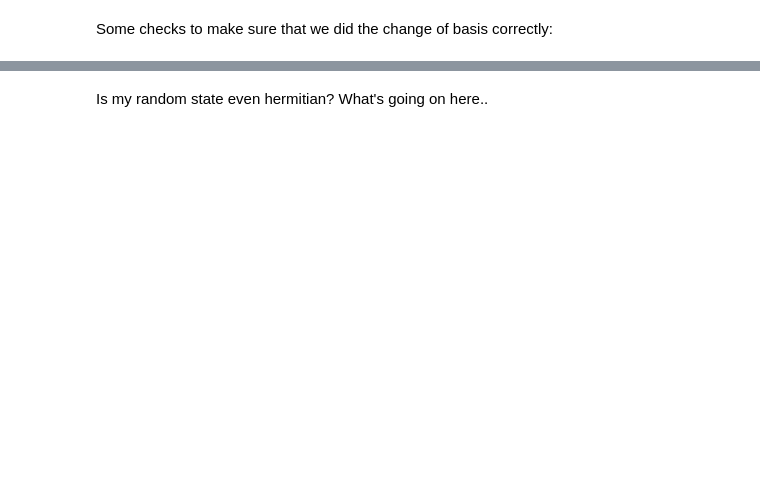
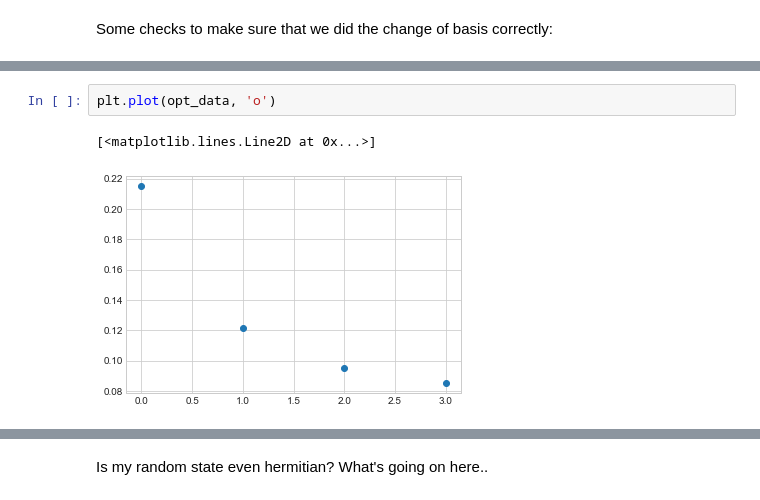
Before and after one commit to harmalkar/mpo, a Jupyter notebook: optimization.ipynb, the cells around one changed output, grey strips where cells are left out. Cells and saved outputs as stored; diff of their text form; blank space fills up the shorter version.

```diff
--- a/optimization.ipynb
+++ b/optimization.ipynb
@@ -308,0 +254,5 @@ def wigner(state, n, d):
+# %%
+plt.plot(opt_data, 'o')
+# %% [output]
+[<matplotlib.lines.Line2D at 0x...>]
+[figure, added]
```
Also changed, not shown: parts of 62 cells of this notebook, 1 other file.
